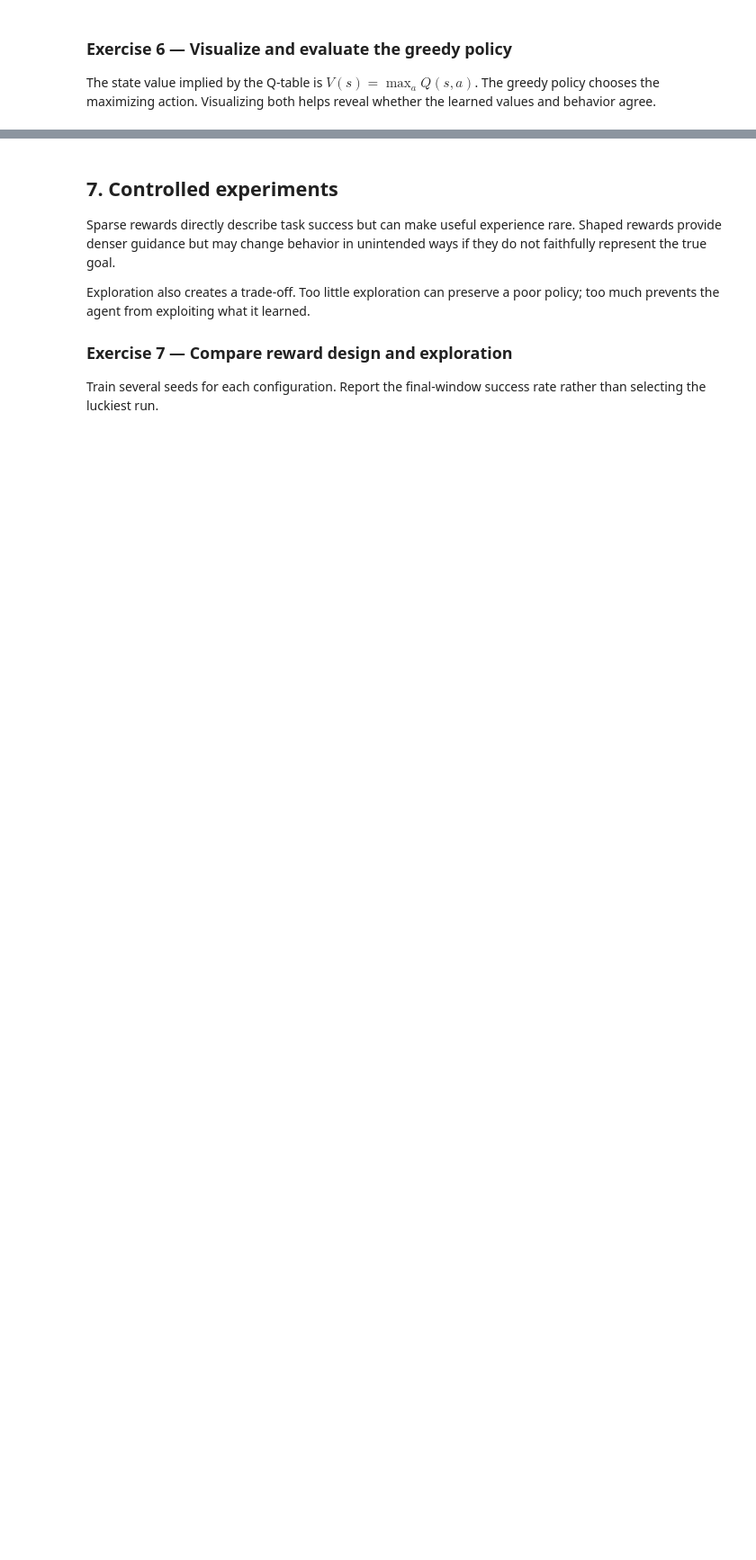
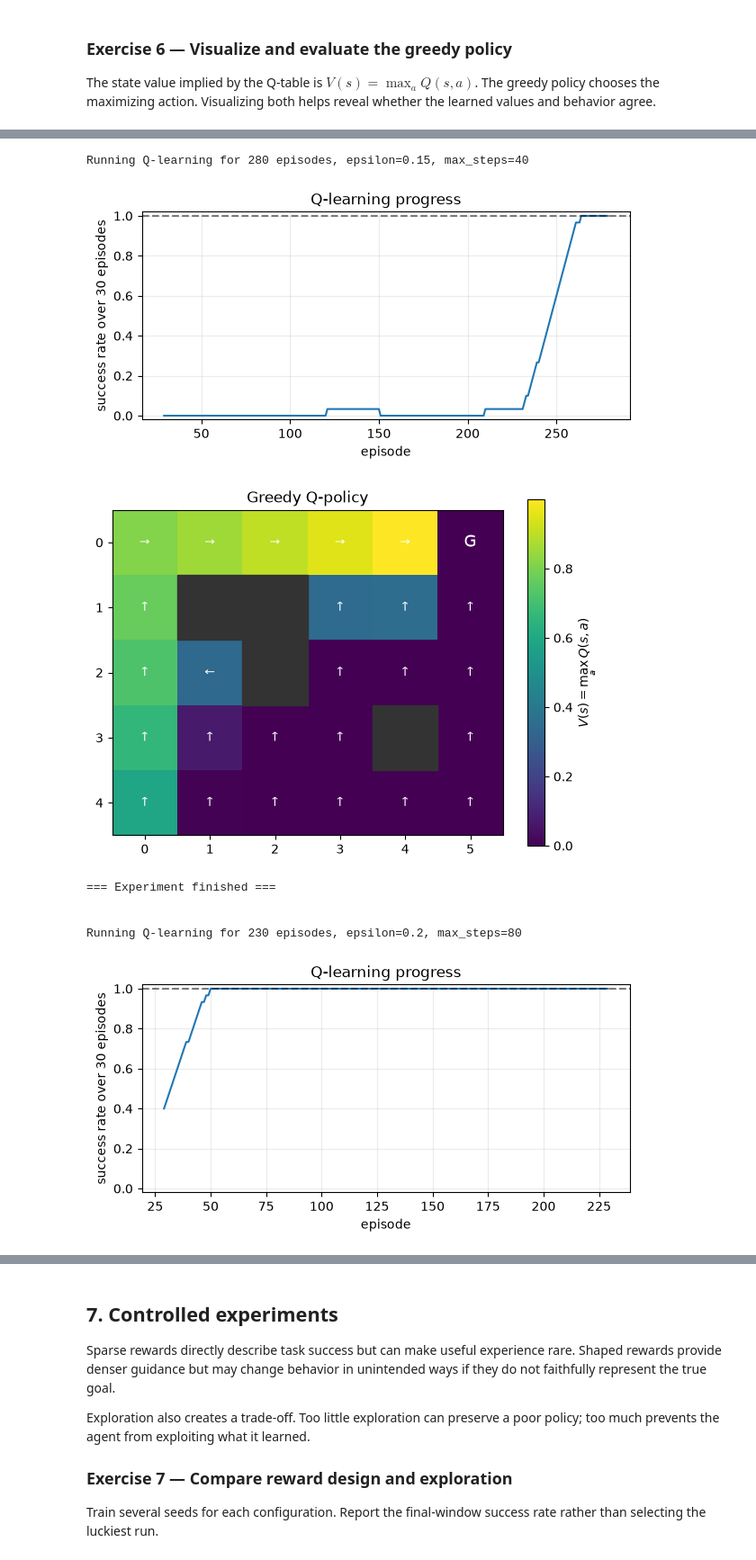
Before and after one commit to Maxstef/cs231n-practice, a Jupyter notebook: notebooks/69_agent_environment_and_tabular_rl.ipynb, the cells around one changed output, grey strips where cells are left out. Shown at 90% size. Saved outputs shown, nothing was run; the diff lists cells and outputs as text; code cells hidden in the pictures; blank space fills up the shorter version.

Commit message:
extent and re-run tabular RL notebook experiments

```diff
--- a/notebooks/69_agent_environment_and_tabular_rl.ipynb
+++ b/notebooks/69_agent_environment_and_tabular_rl.ipynb
@@ -423,7 +425,7 @@ def plot_q_policy(environment, q_values, axis=None, title="Greedy Q-policy"):
             elif state == environment.goal:
                 axis.text(column, row, "G", ha="center", va="center", color="white", fontsize=13)
             else:
-                # TODO: choose the greedy action and draw its arrow.
+                # choose the greedy action and draw its arrow.
                 action = int(np.argmax(q_values[row, column]))
                 axis.text(column, row, ACTION_ARROWS[action], ha="center", va="center", color="white")
 
@@ -445,7 +447,7 @@ plot_q_policy(GridWorld(), q_values)
 plt.show()
 
 greedy_trajectory = rollout_policy(
-    GridWorld(), greedy_q_policy(q_values), np.random.default_rng(SEED), max_steps=50
+    GridWorld(), greedy_q_policy(q_values), np.random.default_rng(SEED), max_steps=40
 )
 print("greedy steps:", len(greedy_trajectory["actions"]))
 print("reached goal:", greedy_trajectory["terminated"])
@@ -458,0 +465,39 @@ reached goal: True
+# %%
+def run_experiment(number_episodes=200, epsilon=0.25, max_steps=40, show_trajectory=False):
+    print(f"Running Q-learning for {number_episodes} episodes, epsilon={epsilon}, max_steps={max_steps}")
+    q_values, training_history = train_q_learning(
+        GridWorld(),
+        number_episodes=number_episodes,
+        epsilon=epsilon,
+        max_steps=max_steps,
+        seed=SEED
+    )
+
+    plot_training_history(training_history, window=30)
+
+    plot_q_policy(GridWorld(), q_values)
+    plt.show()
+
+    if show_trajectory:
+        greedy_trajectory = rollout_policy(
+            GridWorld(), greedy_q_policy(q_values), np.random.default_rng(SEED), max_steps=max_steps
+        )
+
+        plot_grid(GridWorld(), greedy_trajectory["states"], title="Learned greedy trajectory")
+        plt.show()
+    print(f"=== Experiment finished ===\n\n")
+# %%
+run_experiment(number_episodes=280, epsilon=0.15, max_steps=40)
+run_experiment(number_episodes=230, epsilon=0.2, max_steps=80)
+# run_experiment(number_episodes=400, epsilon=0.35, max_steps=40)
+# run_experiment(number_episodes=800, epsilon=0.5, max_steps=40)
+run_experiment(number_episodes=800, epsilon=0.7, max_steps=40)
+# %% [output]
+Running Q-learning for 280 episodes, epsilon=0.15, max_steps=40
+[figure, added]
+[figure, added]
+=== Experiment finished ===
+
+
+Running Q-learning for 230 episodes, epsilon=0.2, max_steps=80
+[figure, added]
```
Also changed, not shown: parts of 7 cells of this notebook.
